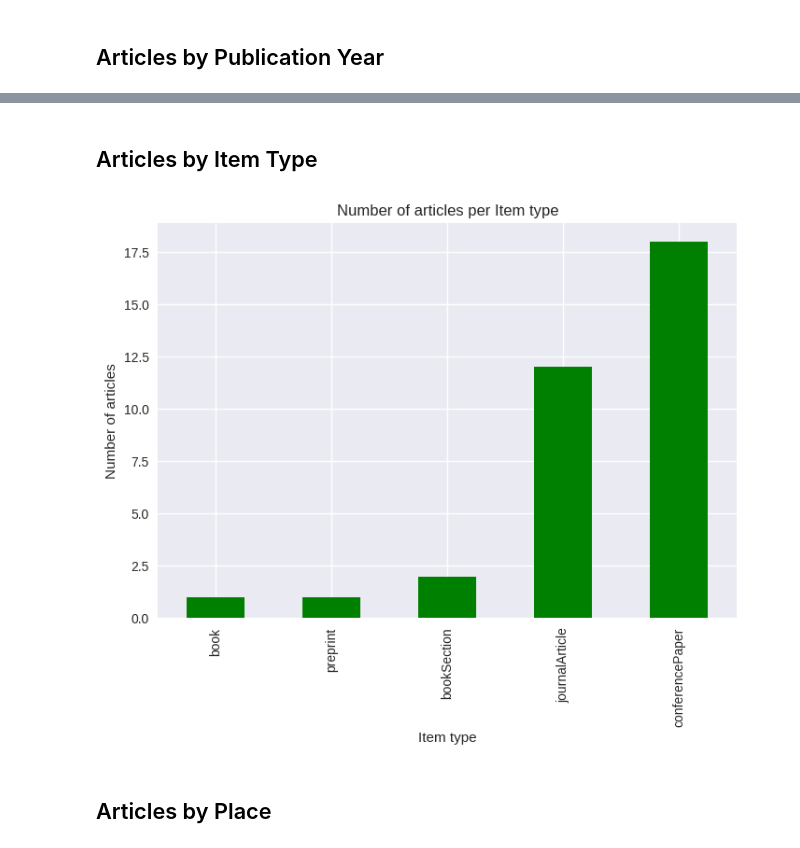
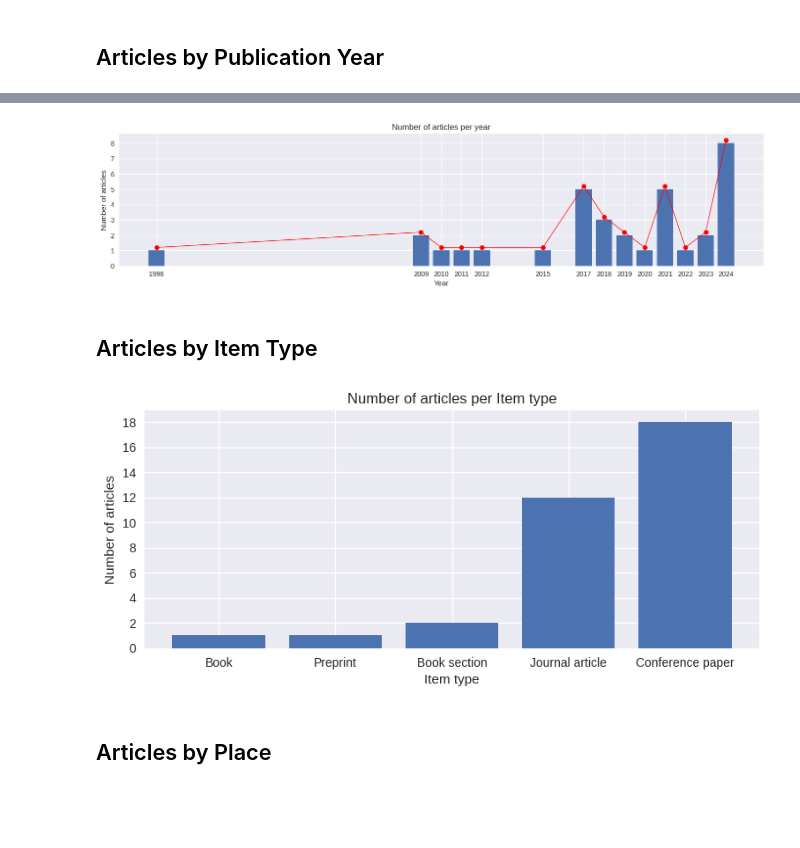
Before and after one commit to danimaniarqsoft/generative-ai-research, a Jupyter notebook: systematic-literature-review/notebook.ipynb, the cells around one changed output, grey strips where cells are left out. Drawn from its saved outputs; the diff is of its cells as text; code cells hidden in the pictures; blank space fills up the shorter version.

Commit message:
fix: Articles per year

```diff
--- a/systematic-literature-review/notebook.ipynb
+++ b/systematic-literature-review/notebook.ipynb
@@ -95,0 +73,11 @@ articles_top.plot.barh(x=TITLE, y=CITED_BY, alpha=0.5,log=True)
+# %%
+articles = pd.read_csv('data/articles_with_cites.csv')
+articles['Item Type'] = articles['Item Type'].replace({"preprint":"Preprint","book": "Book", "bookSection":"Book section", "journalArticle": "Journal article", "conferencePaper": "Conference paper"})
+
+articles_top = articles.sort_values(CITED_BY, ascending=False).head(15)[[PUBLICATION_YEAR,TITLE,ITEM_TYPE,CITED_BY]]
+display(articles_top)
+articles_top = articles_top.sort_values(CITED_BY, ascending=True)
+plt.figure().set_figwidth(10)
+plt.barh(articles_top['Title'], articles_top['Cited by'])
+plt.xlabel('Cited by')
+plt.title('Number of citations per article (Top 15)')
@@ -106,13 +105,37 @@ plt.show()
+# %%
+publication_per_year = articles.groupby([PUBLICATION_YEAR])[PUBLICATION_YEAR].count().sort_index()
+
+
+plt.rcParams["figure.figsize"] = [13, 3.50]
+plt.figure().set_figwidth(17)
+
+plt.bar(publication_per_year.index, publication_per_year)
+plt.xticks(publication_per_year.index)
+y2 = [i+.2 for i in publication_per_year.values]
+
+plt.plot(publication_per_year.index, y2, marker='o', color='red', linewidth=0.9)
+
+plt.xlabel('Year')
+plt.ylabel('Number of articles')
+plt.title('Number of articles per year')
+plt.show()
+# %% [output]
+[figure, added]
 # %% [markdown]
 ## Articles by Item Type
 # %%
-articles['Item Type'].value_counts().sort_values().plot.bar(color='green')
+articles_per_item_type = articles.groupby('Item Type')['Item Type'].count().sort_values()
+
+plt.figure().set_figwidth(9)
+plt.bar(articles_per_item_type.index, articles_per_item_type.values)
+plt.yticks(articles_per_item_type.values)
+plt.gca().yaxis.set_major_locator(mticker.MultipleLocator(2))
 plt.xlabel('Item type')
 plt.ylabel('Number of articles')
 plt.title('Number of articles per Item type')
 plt.show()
 # %% [output]
-[figure, old version]
+[figure, new version]
 # %% [markdown]
 ## Articles by Place
 # %%
```
Also changed, not shown: parts of 11 cells of this notebook, 2 other files.
